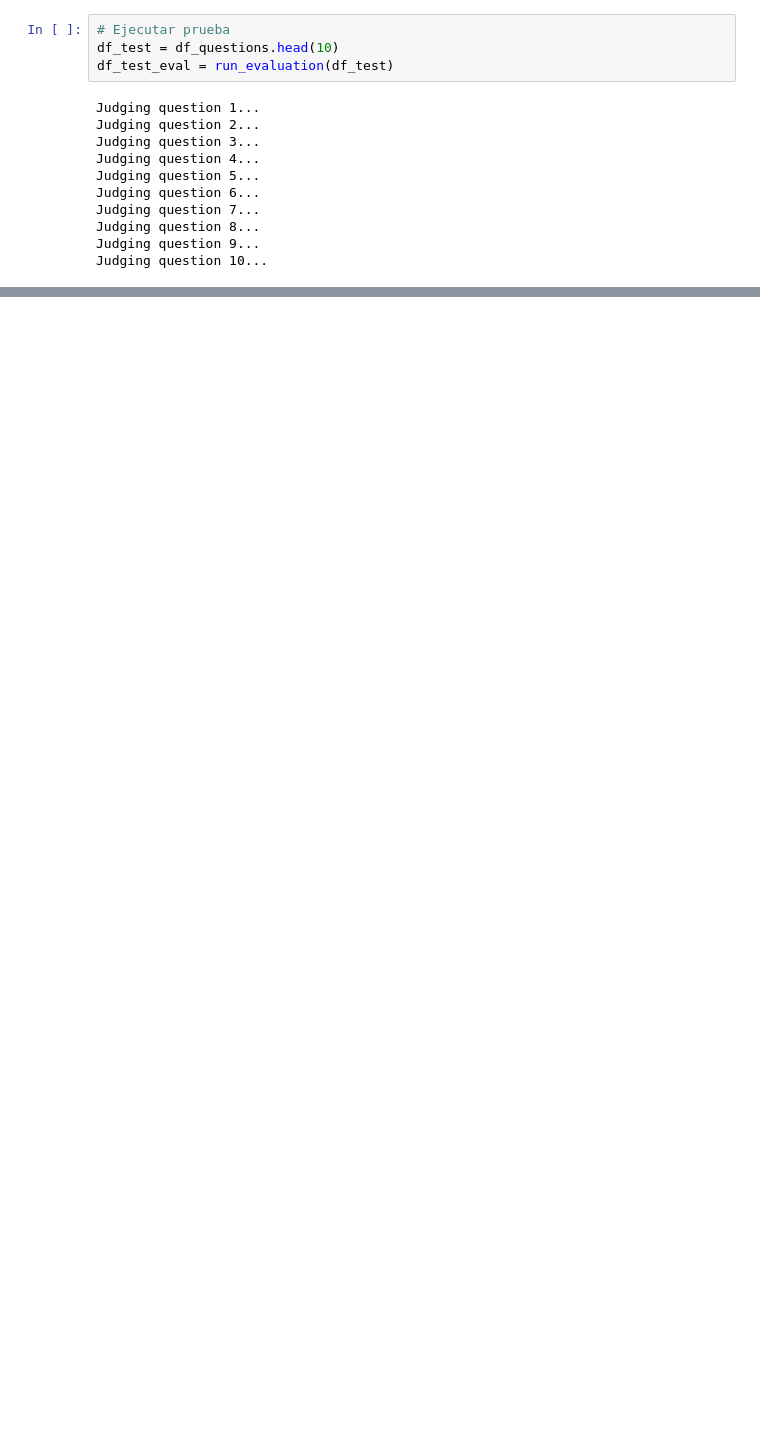
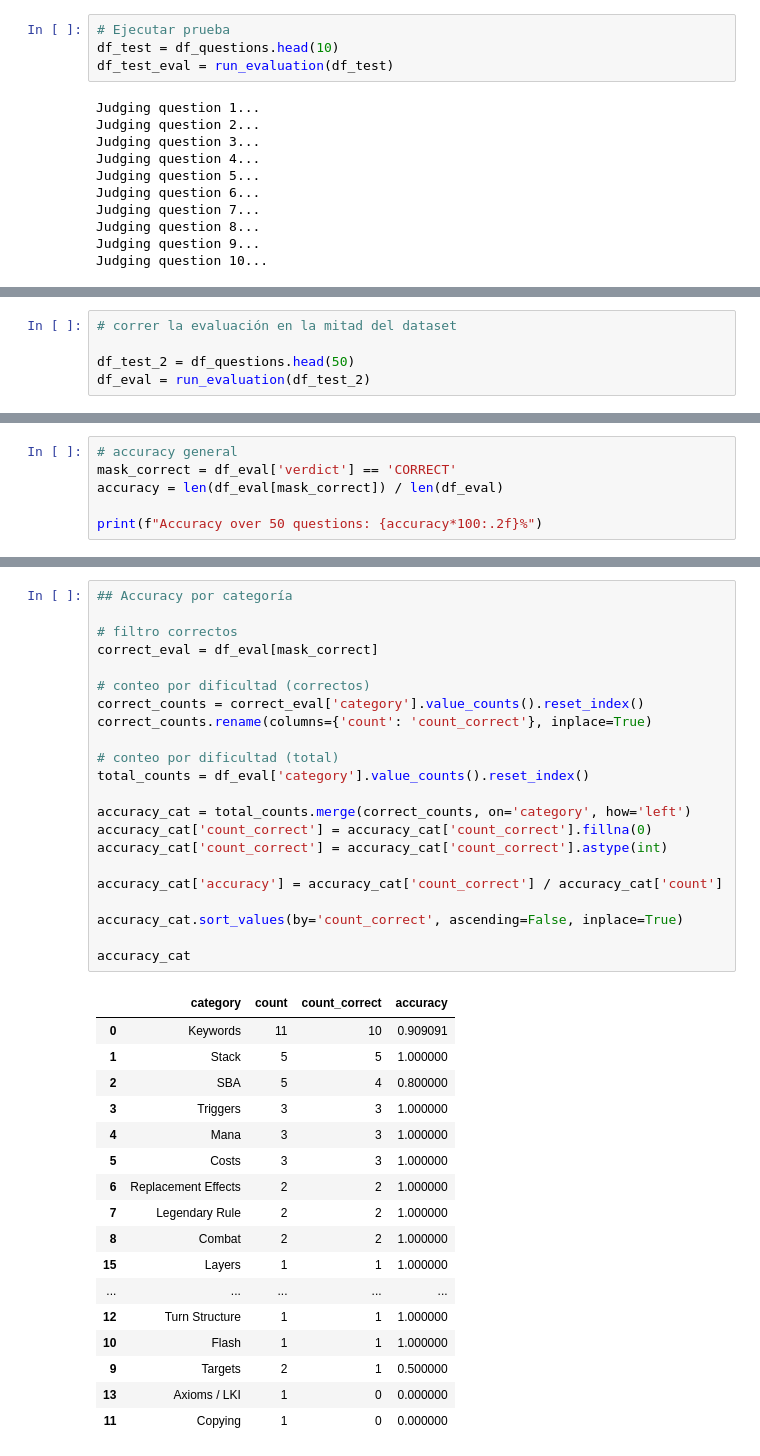
Before and after one commit to LeonMichel96/DL-Mioti-Project, a Jupyter notebook: 7-grader_ai_metrics/Metrics_Notebook.ipynb, the cells around one changed output, grey strips where cells are left out. Drawn from its saved outputs; the diff is of its cells as text; blank space fills up the shorter version.

Commit message:
añadido de métricas de evaluación

```diff
--- a/7-grader_ai_metrics/Metrics_Notebook.ipynb
+++ b/7-grader_ai_metrics/Metrics_Notebook.ipynb
@@ -387,0 +453,5 @@ Yes, a creature with Haste can activate an ability with a {T} symbol the turn it
+# %%
+# correr la evaluación en la mitad del dataset
+
+df_test_2 = df_questions.head(50)
+df_eval = run_evaluation(df_test_2)
@@ -387,0 +487,6 @@ Yes, a creature with Haste can activate an ability with a {T} symbol the turn it
+# %%
+# accuracy general
+mask_correct = df_eval['verdict'] == 'CORRECT'
+accuracy = len(df_eval[mask_correct]) / len(df_eval)
+
+print(f"Accuracy over 50 questions: {accuracy*100:.2f}%")
@@ -387,0 +578,40 @@ Yes, a creature with Haste can activate an ability with a {T} symbol the turn it
+# %%
+## Accuracy por categoría
+
+# filtro correctos
+correct_eval = df_eval[mask_correct]
+
+# conteo por dificultad (correctos)
+correct_counts = correct_eval['category'].value_counts().reset_index()
+correct_counts.rename(columns={'count': 'count_correct'}, inplace=True)
+
+# conteo por dificultad (total)
+total_counts = df_eval['category'].value_counts().reset_index()
+
+accuracy_cat = total_counts.merge(correct_counts, on='category', how='left')
+accuracy_cat['count_correct'] = accuracy_cat['count_correct'].fillna(0)
+accuracy_cat['count_correct'] = accuracy_cat['count_correct'].astype(int)
+
+accuracy_cat['accuracy'] = accuracy_cat['count_correct'] / accuracy_cat['count']
+
+accuracy_cat.sort_values(by='count_correct', ascending=False, inplace=True)
+
+accuracy_cat
+# %% [output]
+|  | category | count | count_correct | accuracy |
+| 0 | Keywords | 11 | 10 | 0.909091 |
+| 1 | Stack | 5 | 5 | 1.000000 |
+| 2 | SBA | 5 | 4 | 0.800000 |
+| 3 | Triggers | 3 | 3 | 1.000000 |
+| 4 | Mana | 3 | 3 | 1.000000 |
+| 5 | Costs | 3 | 3 | 1.000000 |
+| 6 | Replacement Effects | 2 | 2 | 1.000000 |
+| 7 | Legendary Rule | 2 | 2 | 1.000000 |
+| 8 | Combat | 2 | 2 | 1.000000 |
+| 15 | Layers | 1 | 1 | 1.000000 |
+| ... | ... | ... | ... | ... |
+| 12 | Turn Structure | 1 | 1 | 1.000000 |
+| 10 | Flash | 1 | 1 | 1.000000 |
+| 9 | Targets | 2 | 1 | 0.500000 |
+| 13 | Axioms / LKI | 1 | 0 | 0.000000 |
+| 11 | Copying | 1 | 0 | 0.000000 |
```
Also changed, not shown: parts of 29 cells of this notebook, 1 other file.
